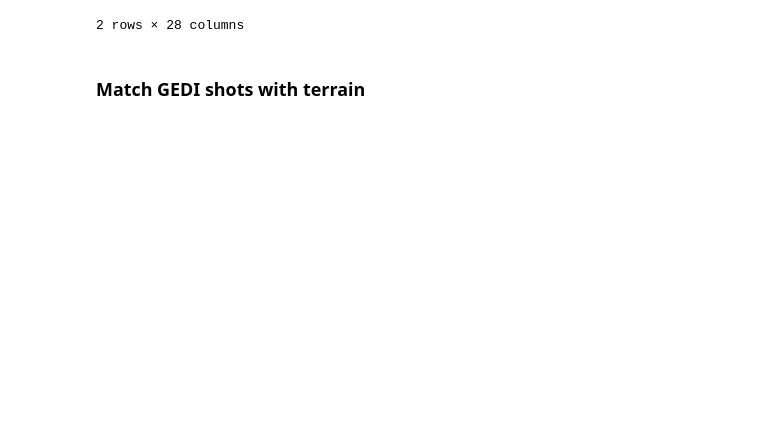
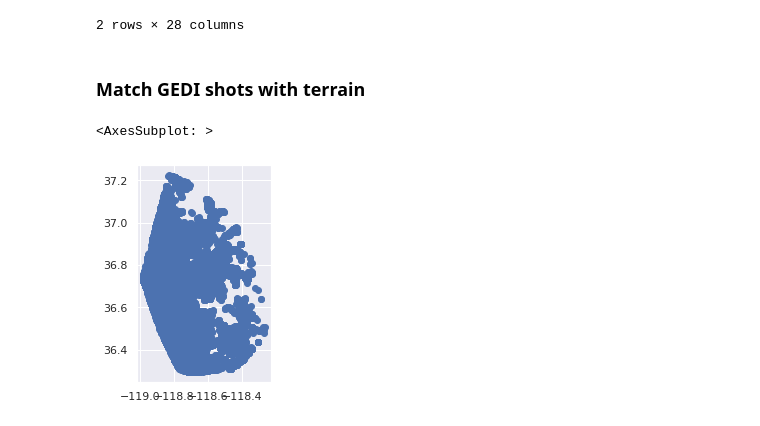
Before and after one commit to mahuna13/fire-regen, a Jupyter notebook: notebooks/exploratory/GEDIRasterMatching.ipynb, the cells around one changed output. Drawn from its saved outputs; the diff is of its cells as text; code cells hidden in the pictures; blank space fills up the shorter version.

```diff
--- a/notebooks/exploratory/GEDIRasterMatching.ipynb
+++ b/notebooks/exploratory/GEDIRasterMatching.ipynb
@@ -228,0 +237,15 @@ gedi_burn_gpd = gedi_sierras
+# %%
+gedi_trees = pd.read_csv('/maps/fire-regen/data/gedi_sierras_burn_lc_matched_trees_trimmed.csv', index_col=0)
+# %%
+gedi_trees_gdf = gpd.GeoDataFrame(gedi_trees, geometry=gpd.points_from_xy(gedi_trees.lon_lowestmode, gedi_trees.lat_lowestmode), crs=4326)
+# %%
+seki = gpd.read_file("../../data/shapefiles/seki_convex_hull.shp")
+# %%
+def filter_within_geometry(gdf1, query_gpd: gpd.GeoDataFrame):
+    ''' Filter fire perimeters to be within geometries provided. '''
+    return gdf1.sjoin(query_gpd, how="inner", predicate="within")
+# %%
+filter_within_geometry(gedi_trees_gdf, seki).plot()
+# %% [output]
+<AxesSubplot: >
+[figure, added]
```
Also changed, not shown: parts of 11 cells of this notebook, 4 other files.
